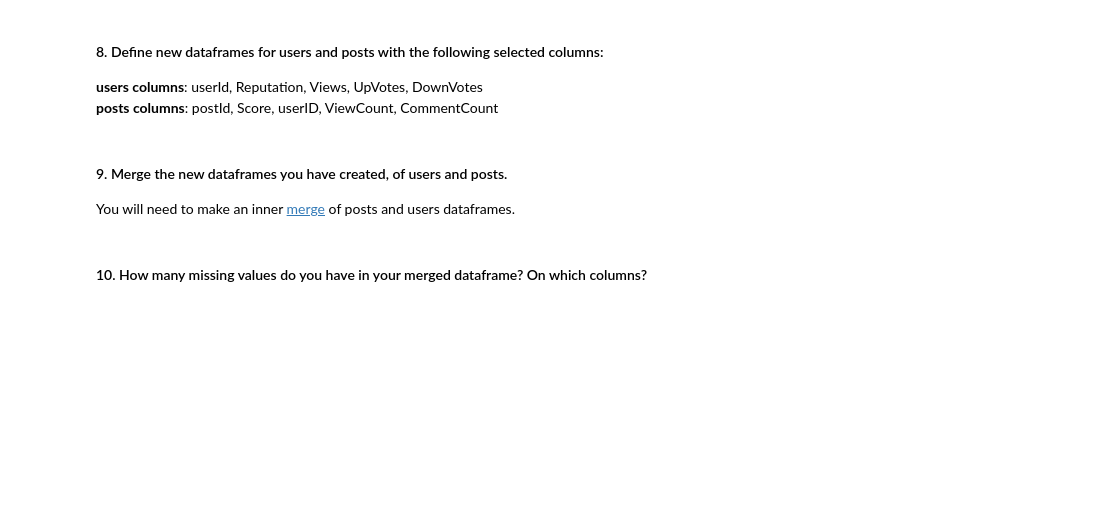
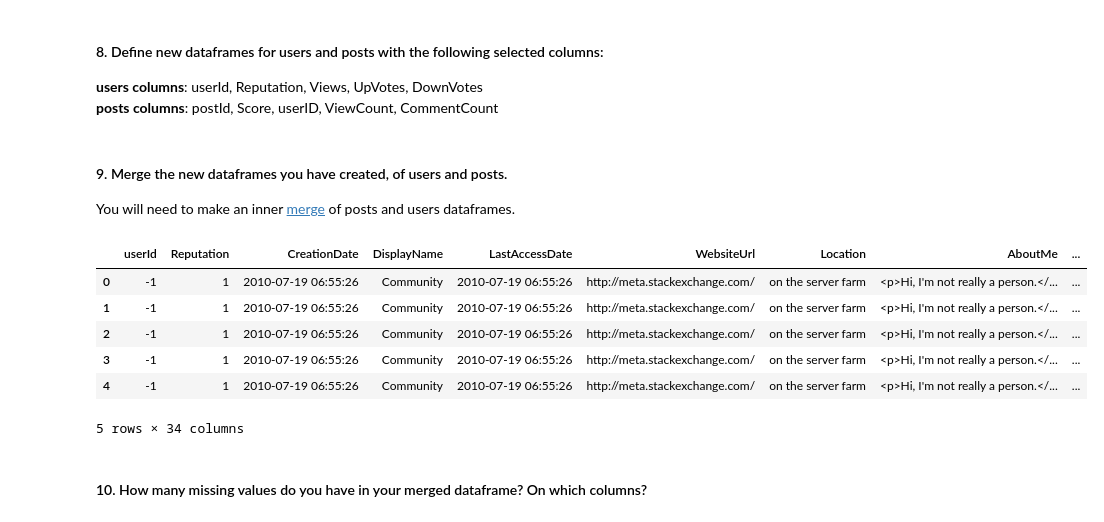
Before and after one commit to rosealcolea/dataV2-labs, a Jupyter notebook: module-1/Data-Cleaning/your-code/main.ipynb, the cells around one changed output. Cells and saved outputs as stored; diff of their text form; code cells hidden in the pictures; blank space fills up the shorter version.

```diff
--- a/module-1/Data-Cleaning/your-code/main.ipynb
+++ b/module-1/Data-Cleaning/your-code/main.ipynb
@@ -36,6 +48,7 @@ users = pd.read_sql_query("SELECT * FROM users", engine)
 # %% [markdown]
 #### 5. Rename Id column to userId.
 # %%
-userid = pd.read_sql_query('SELECT id FROM users', engine)
+#pd.read_sql_query('SELECT id FROM users', engine)
+users = users.rename(columns = {'Id':'userId'})
 # %% [markdown]
 #### 6. Import the posts table.
@@ -42,5 +72,11 @@ userid = pd.read_sql_query('SELECT id FROM users', engine)
 # %% [markdown]
 #### 7. Rename Id column to postId and OwnerUserId to userId.
+# %%
+#postId = pd.read_sql_query('SELECT id FROM posts', engine)
+#userID = pd.read_sql_query('SELECT OwnerUserId FROM posts', engine)
+
+posts = posts.rename(columns = {'Id':'postId', 'OwnerUserId':'userId'})
+posts.head()
 # %% [markdown]
 #### 8. Define new dataframes for users and posts with the following selected columns:
 **users columns**: userId, Reputation, Views, UpVotes, DownVotes
@@ -48,5 +90,16 @@ userid = pd.read_sql_query('SELECT id FROM users', engine)
 # %% [markdown]
 #### 9. Merge the new dataframes you have created, of users and posts.
 You will need to make an inner [merge](https://pandas.pydata.org/pandas-docs/stable/generated/pandas.DataFrame.merge.html) of posts and users dataframes.
+# %%
+table = users.merge(posts)
+table.head()
+# %% [output]
+|  | userId | Reputation | CreationDate | DisplayName | LastAccessDate | WebsiteUrl | Location | AboutMe | ... |
+| 0 | -1 | 1 | 2010-07-19 06:55:26 | Community | 2010-07-19 06:55:26 | http://meta.stackexchange.com/ | on the server farm | <p>Hi, I'm not really a person.</... | ... |
+| 1 | -1 | 1 | 2010-07-19 06:55:26 | Community | 2010-07-19 06:55:26 | http://meta.stackexchange.com/ | on the server farm | <p>Hi, I'm not really a person.</... | ... |
+| 2 | -1 | 1 | 2010-07-19 06:55:26 | Community | 2010-07-19 06:55:26 | http://meta.stackexchange.com/ | on the server farm | <p>Hi, I'm not really a person.</... | ... |
+| 3 | -1 | 1 | 2010-07-19 06:55:26 | Community | 2010-07-19 06:55:26 | http://meta.stackexchange.com/ | on the server farm | <p>Hi, I'm not really a person.</... | ... |
+| 4 | -1 | 1 | 2010-07-19 06:55:26 | Community | 2010-07-19 06:55:26 | http://meta.stackexchange.com/ | on the server farm | <p>Hi, I'm not really a person.</... | ... |
+5 rows × 34 columns
 # %% [markdown]
 #### 10. How many missing values do you have in your merged dataframe? On which columns?
```
Also changed, not shown: parts of 8 cells of this notebook.
